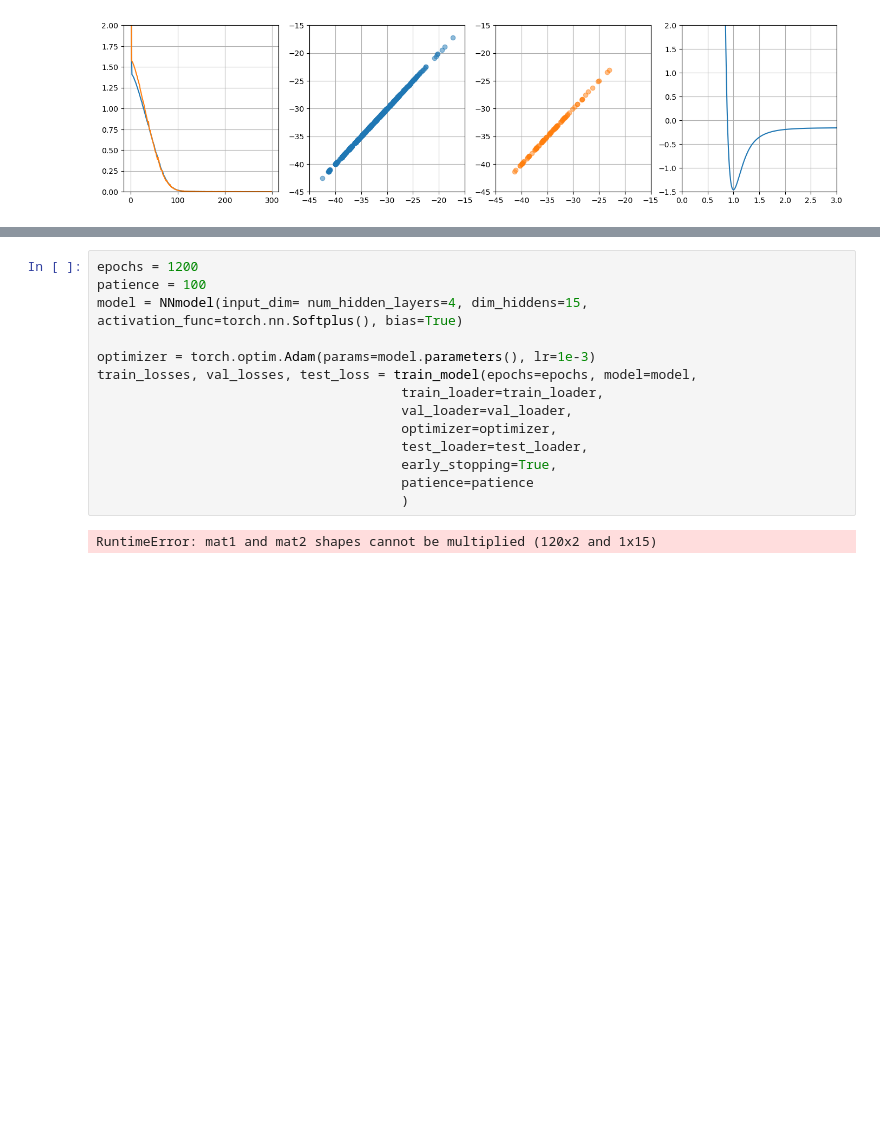
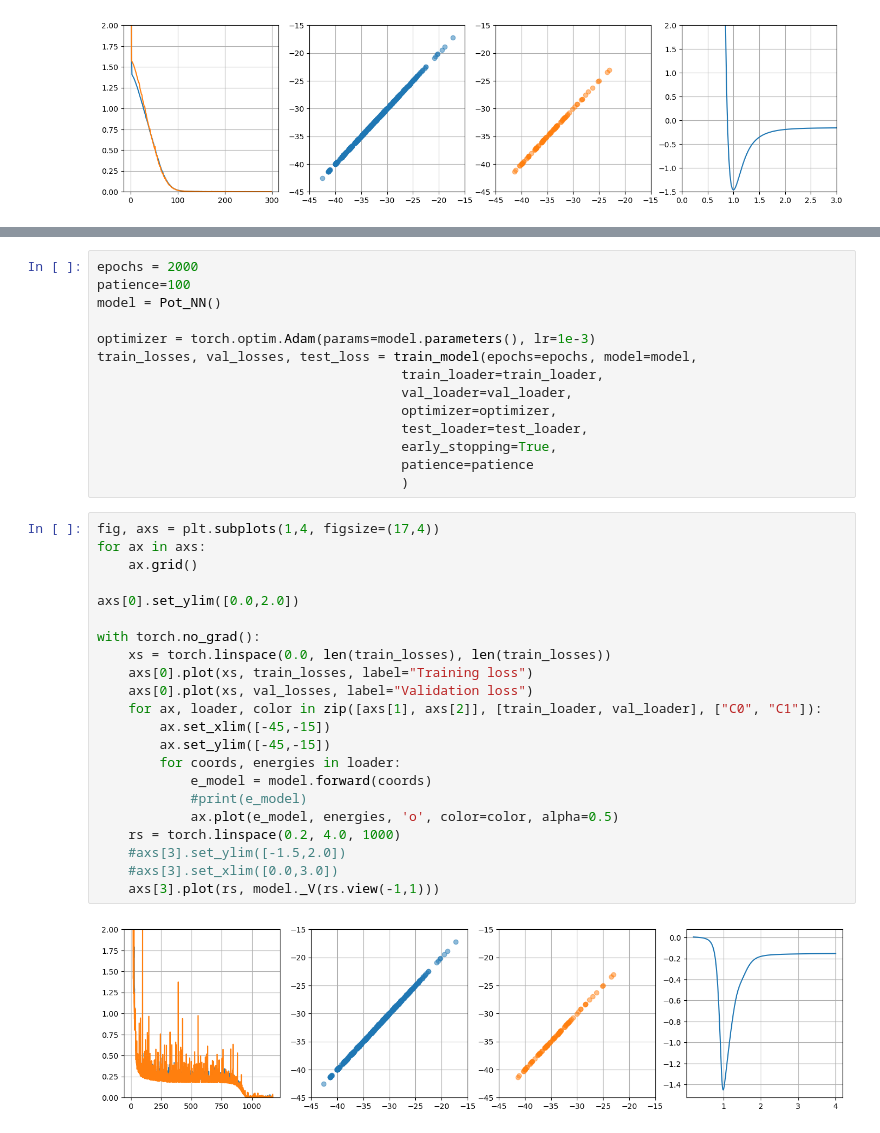
Before and after one commit to karsten3112/Computational-Physics, a Jupyter notebook: Week10/exercise54.ipynb, the cells around one changed output, grey strips where cells are left out. Saved outputs shown, nothing was run; the diff lists cells and outputs as text; blank space fills up the shorter version.

```diff
--- a/Week10/exercise54.ipynb
+++ b/Week10/exercise54.ipynb
@@ -90,7 +131,7 @@ with torch.no_grad():
 # %%
-epochs = 1200
-patience = 100
-model = NNmodel(input_dim= num_hidden_layers=4, dim_hiddens=15, activation_func=torch.nn.Softplus(), bias=True)
+epochs = 2000
+patience=100
+model = Pot_NN()
 
 optimizer = torch.optim.Adam(params=model.parameters(), lr=1e-3)
 train_losses, val_losses, test_loss = train_model(epochs=epochs, model=model,
@@ -101,5 +142,27 @@ train_losses, val_losses, test_loss = train_model(epochs=epochs, model=model,
                                        early_stopping=True,
                                        patience=patience
                                        )
-# %% [output]
-RuntimeError: mat1 and mat2 shapes cannot be multiplied (120x2 and 1x15)
+# %%
+fig, axs = plt.subplots(1,4, figsize=(17,4))
+for ax in axs:
+    ax.grid()
+
+axs[0].set_ylim([0.0,2.0])
+
+with torch.no_grad():
+    xs = torch.linspace(0.0, len(train_losses), len(train_losses))
+    axs[0].plot(xs, train_losses, label="Training loss")
+    axs[0].plot(xs, val_losses, label="Validation loss")
+    for ax, loader, color in zip([axs[1], axs[2]], [train_loader, val_loader], ["C0", "C1"]):
+        ax.set_xlim([-45,-15])
+        ax.set_ylim([-45,-15])
+        for coords, energies in loader:
+            e_model = model.forward(coords)
+            #print(e_model)
+            ax.plot(e_model, energies, 'o', color=color, alpha=0.5)
+    rs = torch.linspace(0.2, 4.0, 1000)
+    #axs[3].set_ylim([-1.5,2.0])
+    #axs[3].set_xlim([0.0,3.0])
+    axs[3].plot(rs, model._V(rs.view(-1,1)))
+# %% [output]
+[figure, added]
```
Also changed, not shown: parts of 4 cells of this notebook.
